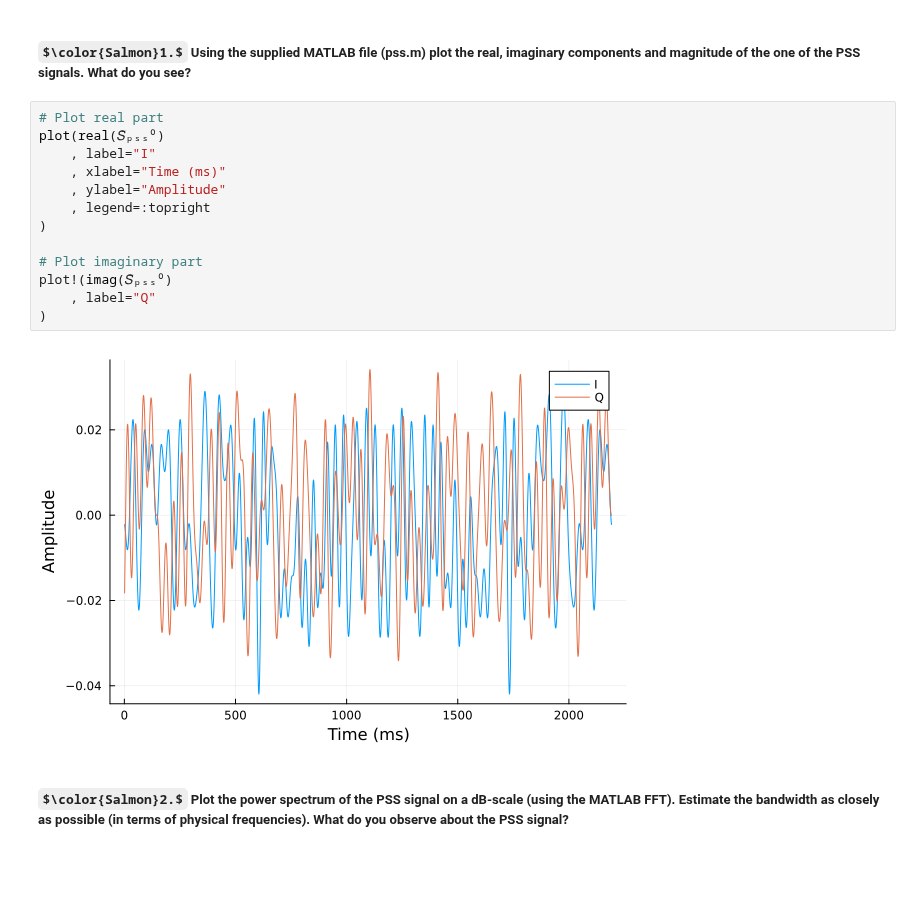
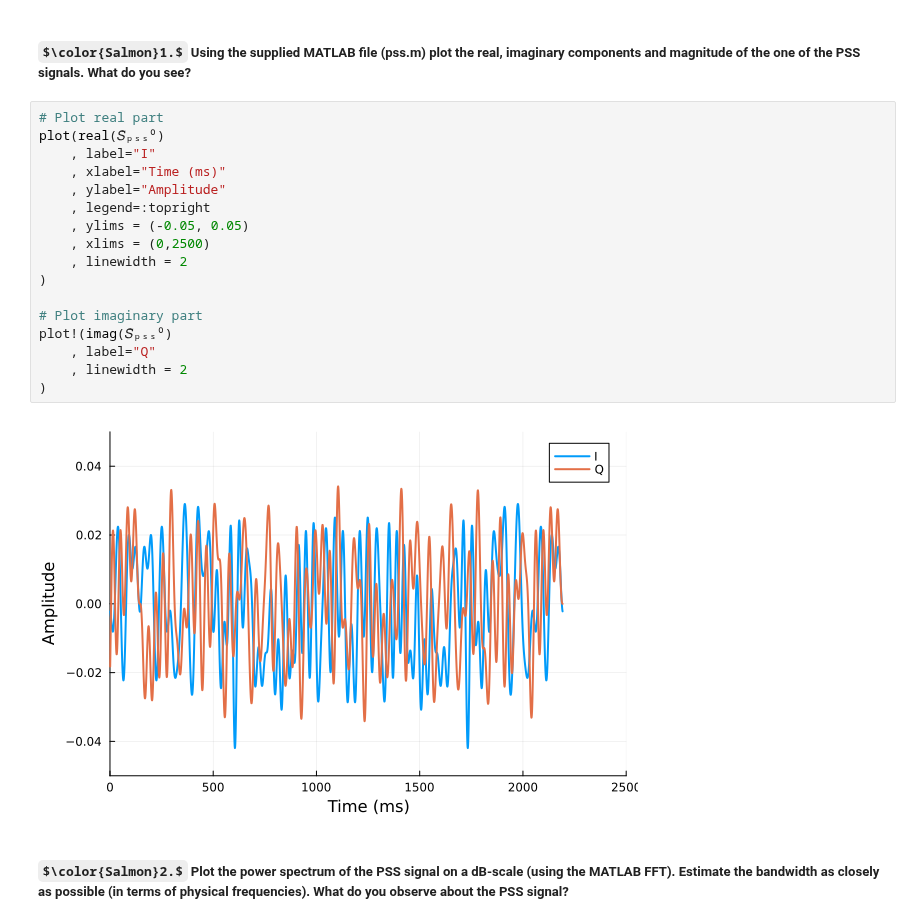
Before and after one commit to setrar/DigiCom, a Jupyter notebook: Labs/TP1/TP1-Handout.jl.ipynb, the cells around one changed output. Cells and saved outputs as stored; diff of their text form; some formulas as TeX source; blank space fills up the shorter version.

```diff
--- a/Labs/TP1/TP1-Handout.jl.ipynb
+++ b/Labs/TP1/TP1-Handout.jl.ipynb
@@ -66,18 +66,22 @@ size(𝑆̃ₚₛₛ⁰) = (2192,)
 # %%
 # Plot real part
 plot(real(𝑆̃ₚₛₛ⁰)
     , label="I"
     , xlabel="Time (ms)"
     , ylabel="Amplitude"
     , legend=:topright
+    , ylims = (-0.05, 0.05)
+    , xlims = (0,2500)
+    , linewidth = 2
 )
 
 # Plot imaginary part
 plot!(imag(𝑆̃ₚₛₛ⁰)
     , label="Q"
+    , linewidth = 2
 )
 # %% [output]
-[figure, old version]
+[figure, new version]
 # %% [markdown]
 ##### $\color{Salmon}2.$ Plot the power spectrum of the PSS signal on a dB-scale (using the MATLAB FFT). Estimate the bandwidth as closely as possible (in terms of physical frequencies). What do you observe about the PSS signal?
 # %%
```
Also changed, not shown: parts of 2 cells of this notebook.
